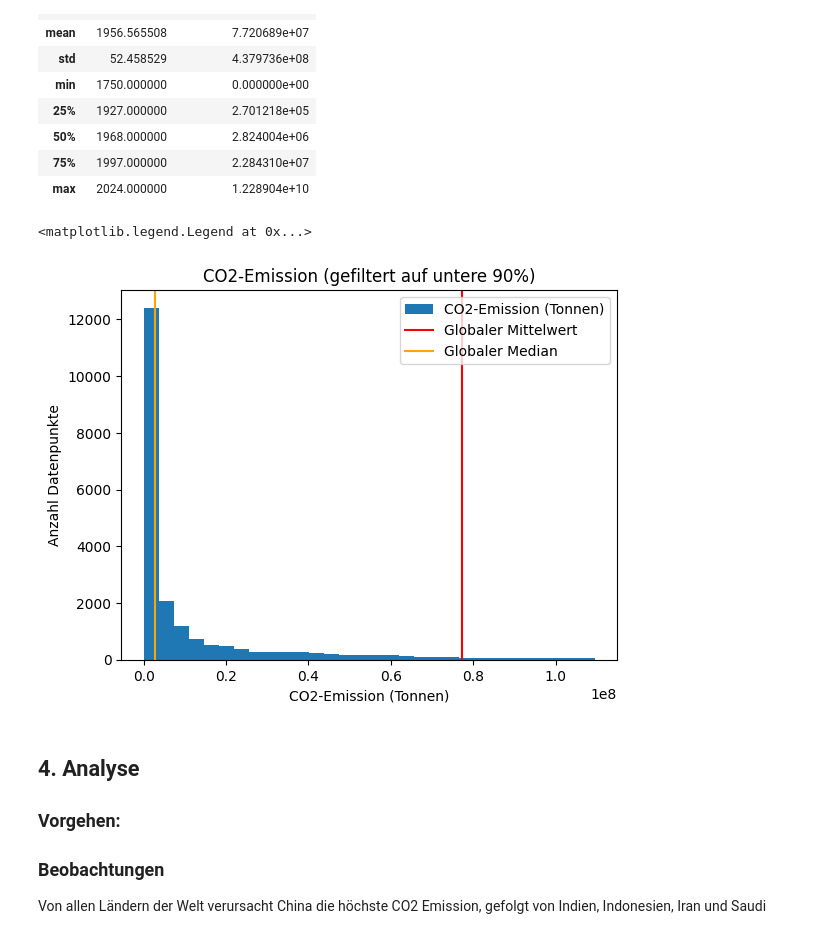
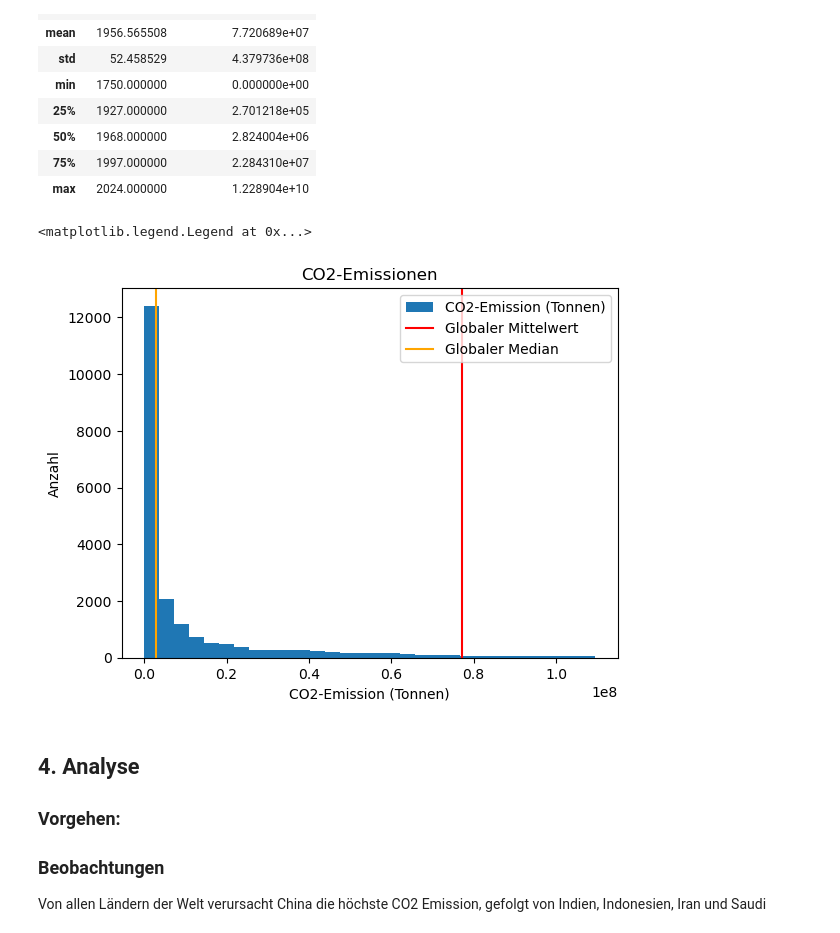
Before and after one commit to itulahjess/LN_2_Github_Python, a Jupyter notebook: Leistungsnachweis CO2-Emission.ipynb, the cells around one changed output. Cells and saved outputs as stored; diff of their text form; code cells hidden in the pictures.

```diff
--- a/Leistungsnachweis CO2-Emission.ipynb
+++ b/Leistungsnachweis CO2-Emission.ipynb
@@ -149,18 +149,18 @@ df.describe()
 # %%
 data_filtered = df[df['CO2-Emission (Tonnen)'] <= df['CO2-Emission (Tonnen)'].quantile(0.90)]
 g = data_filtered['CO2-Emission (Tonnen)'].plot(
     kind='hist',
     bins=30,
-    title='CO2-Emission (gefiltert auf untere 90%)',
+    title='CO2-Emissionen',
     xlabel='CO2-Emission (Tonnen)',
-    ylabel='Anzahl Datenpunkte'
+    ylabel='Anzahl'
 )
 g.axvline(df['CO2-Emission (Tonnen)'].mean(), color='red', label='Globaler Mittelwert')
 g.axvline(df['CO2-Emission (Tonnen)'].median(), color='orange', label='Globaler Median')
 g.legend()
 # %% [output]
 <matplotlib.legend.Legend at 0x...>
-[figure, old version]
+[figure, new version]
 # %% [markdown]
 ## 4. Analyse
 
```
Also changed, not shown: parts of 5 cells of this notebook.
